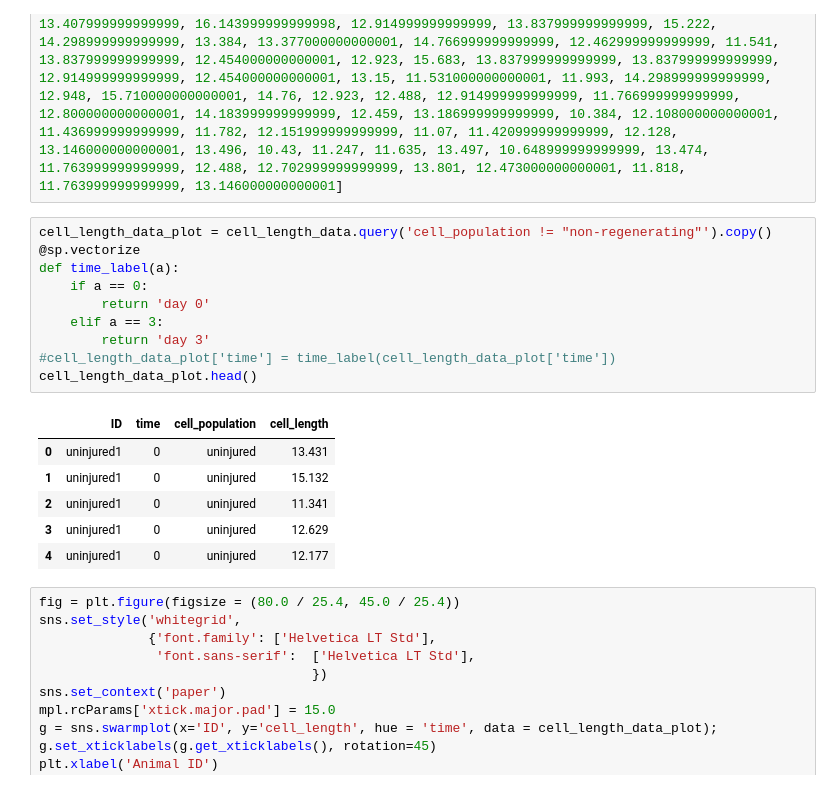
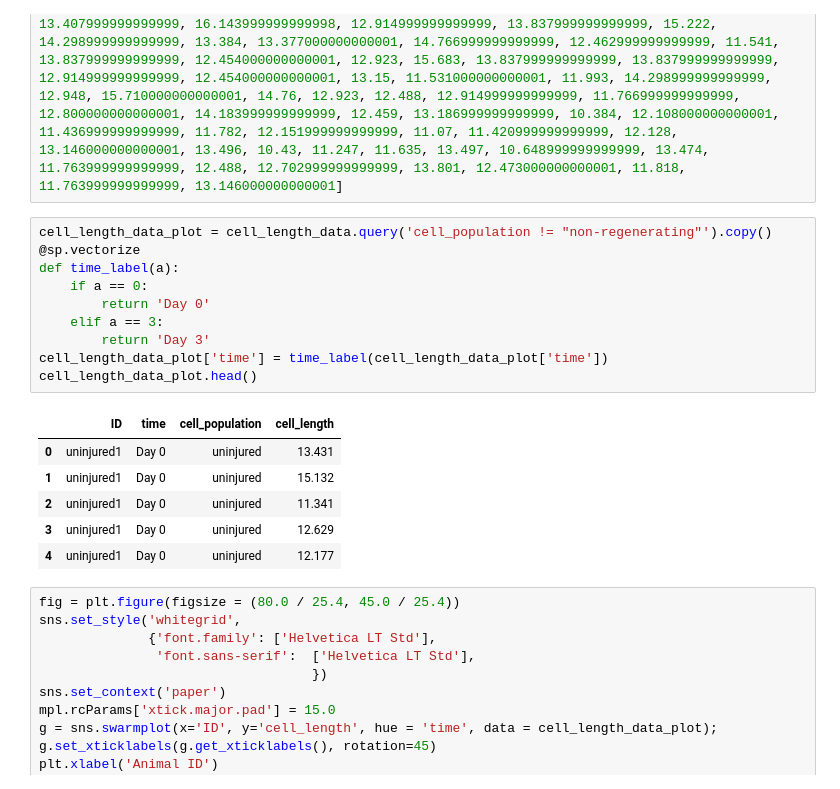
Before and after one commit to fabianrost84/axolotl-calculations-phd, a Jupyter notebook: cell_length.ipynb, the cells around one changed output. Drawn from its saved outputs; the diff is of its cells as text.

```diff
--- a/cell_length.ipynb
+++ b/cell_length.ipynb
@@ -21,20 +21,20 @@ cell_length_data['cell_length'] = [13.430999999999999, 15.132, 11.34099999999999
 # %%
 cell_length_data_plot = cell_length_data.query('cell_population != "non-regenerating"').copy()
 @sp.vectorize
 def time_label(a):
     if a == 0:
-        return 'day 0'
+        return 'Day 0'
     elif a == 3:
-        return 'day 3'
-#cell_length_data_plot['time'] = time_label(cell_length_data_plot['time'])
+        return 'Day 3'
+cell_length_data_plot['time'] = time_label(cell_length_data_plot['time'])
 cell_length_data_plot.head()
 # %% [output]
 |  | ID | time | cell_population | cell_length |
-| 0 | uninjured1 | 0 | uninjured | 13.431 |
-| 1 | uninjured1 | 0 | uninjured | 15.132 |
-| 2 | uninjured1 | 0 | uninjured | 11.341 |
-| 3 | uninjured1 | 0 | uninjured | 12.629 |
-| 4 | uninjured1 | 0 | uninjured | 12.177 |
+| 0 | uninjured1 | Day 0 | uninjured | 13.431 |
+| 1 | uninjured1 | Day 0 | uninjured | 15.132 |
+| 2 | uninjured1 | Day 0 | uninjured | 11.341 |
+| 3 | uninjured1 | Day 0 | uninjured | 12.629 |
+| 4 | uninjured1 | Day 0 | uninjured | 12.177 |
 # %%
 fig = plt.figure(figsize = (80.0 / 25.4, 45.0 / 25.4))
 sns.set_style('whitegrid',
```
Also changed, not shown: 1 other file.
